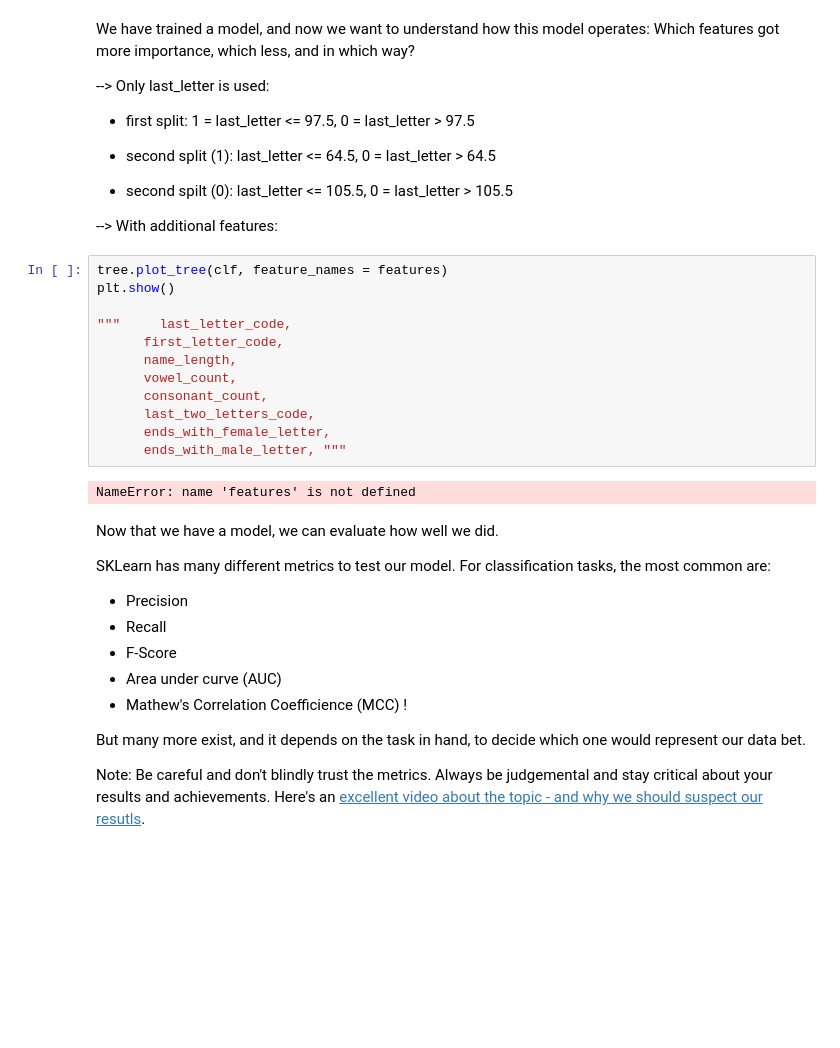
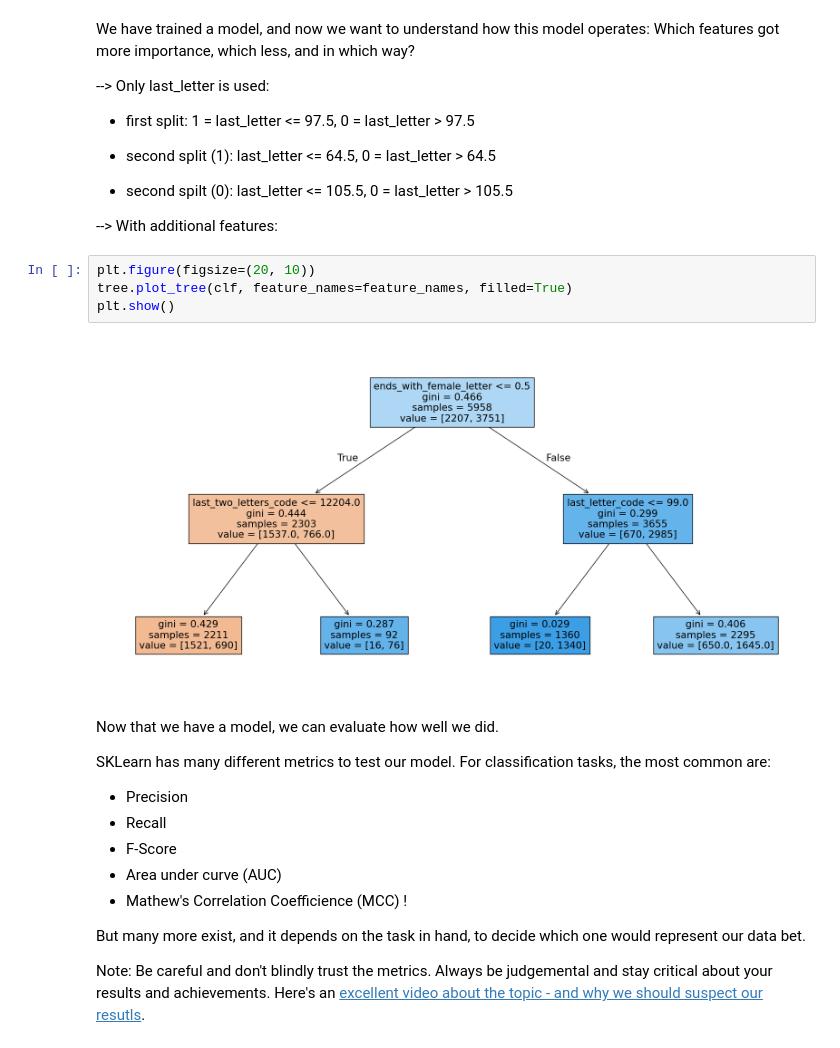
Before and after one commit to fubotz/ML_NLP_2024W-2025S, a Jupyter notebook: 02_Gender_Identification_with_Decision_Tree_Fabian_SCHAMBECK.ipynb, the cells around one changed output. Saved outputs shown, nothing was run; the diff lists cells and outputs as text; blank space fills up the shorter version.

```diff
--- a/02_Gender_Identification_with_Decision_Tree_Fabian_SCHAMBECK.ipynb
+++ b/02_Gender_Identification_with_Decision_Tree_Fabian_SCHAMBECK.ipynb
@@ -460,19 +471,11 @@ We have trained a model, and now we want to understand how this model operates:
 
 --> With additional features:
 # %%
-tree.plot_tree(clf, feature_names = features)
+plt.figure(figsize=(20, 10))
+tree.plot_tree(clf, feature_names=feature_names, filled=True)
 plt.show()
-
-"""     last_letter_code,
-      first_letter_code,
-      name_length,
-      vowel_count,
-      consonant_count,
-      last_two_letters_code,
-      ends_with_female_letter,
-      ends_with_male_letter, """
 # %% [output]
-NameError: name 'features' is not defined
+[figure, added]
 # %% [markdown]
 Now that we have a model, we can evaluate how well we did.
 
```
Also changed, not shown: parts of 9 cells of this notebook.
